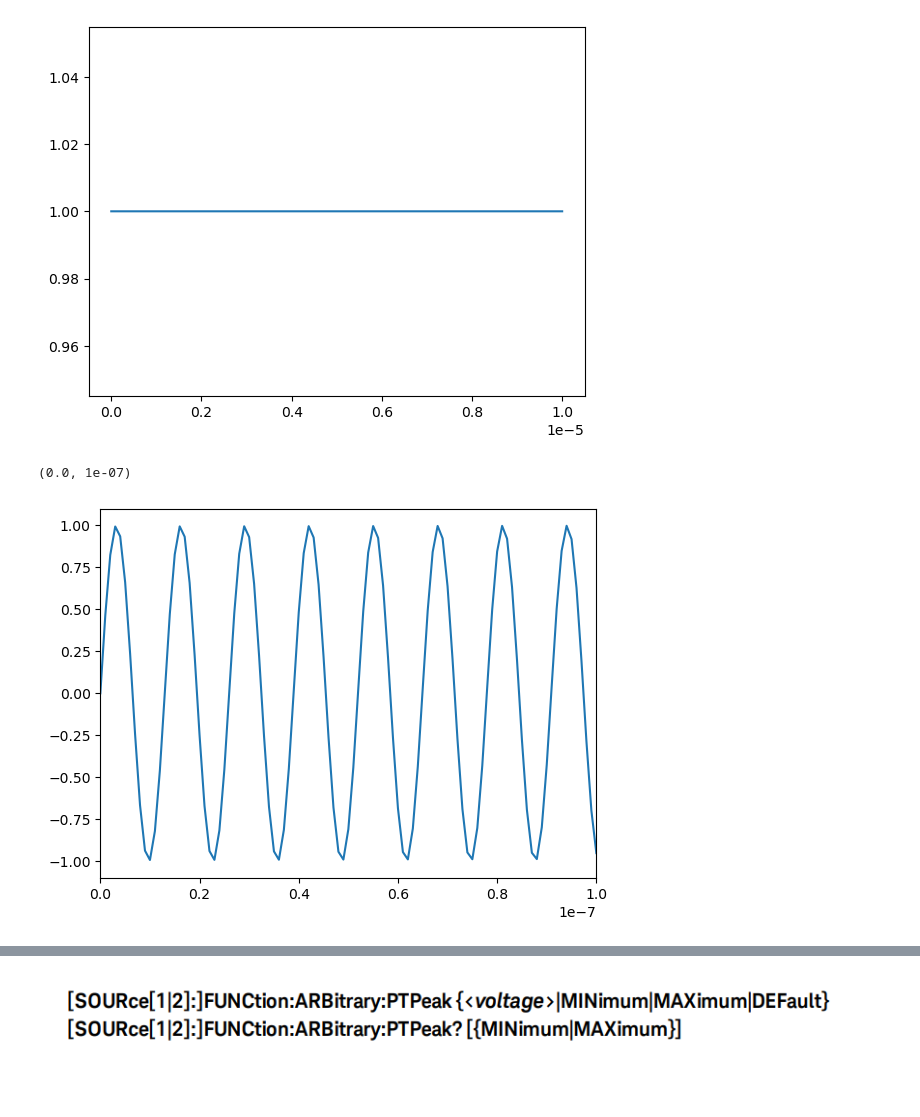
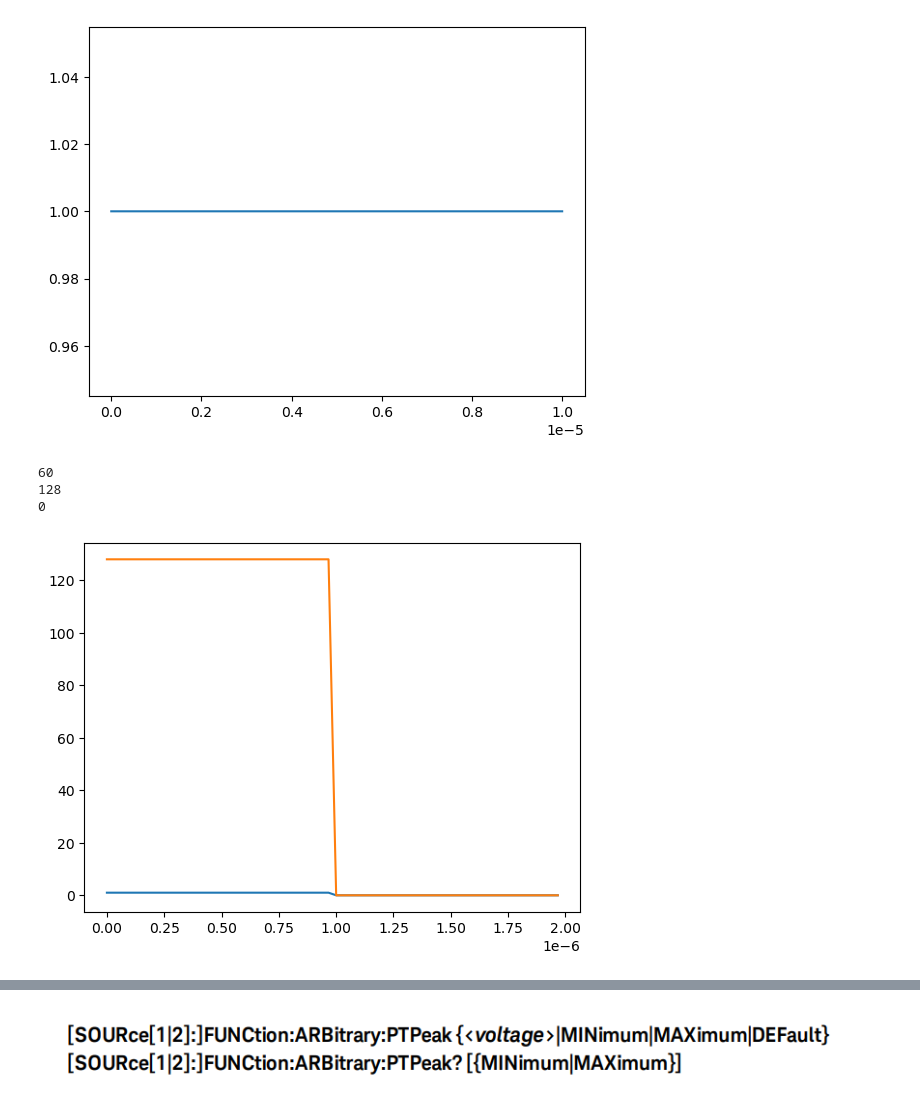
Before and after one commit to meimei2027/diamonds, a Jupyter notebook: experiment/timing.ipynb, the cells around one changed output, grey strips where cells are left out. Saved outputs shown, nothing was run; the diff lists cells and outputs as text; code cells hidden in the pictures.

```diff
--- a/experiment/timing.ipynb
+++ b/experiment/timing.ipynb
@@ -24,19 +24,24 @@ ax.plot(t, mod)
 # %%
 def load_csv(csv_file):
     data = np.genfromtxt(csv_file, delimiter=",", skip_header=1)
     t = np.asarray(data[:, 0], dtype=np.float32)
     ch1 = np.asarray(data[:, 1], dtype=np.float32)
-    ch2 = np.asarray(data[:, 2], dtype=np.float32)
-    return t, ch1, ch2
+    # ch2 = np.asarray(data[:, 2], dtype=np.float32)
+    return t, ch1
 
-
-t, ch1, ch2 = load_csv("./waveforms/test.csv")
+np.uint16(1)
+t, ch1 = load_csv("./waveforms/sdg1062x.csv")
 fig, ax = plt.subplots()
 ax.plot(t, ch1)
-ax.set_xlim([0, 0.1e-6])
+print(len(ch1))
+waveform = np.int16(waveform * 60000)
+
+ax.plot(t, waveform)
 # %% [output]
-(0.0, 1e-07)
+60
+128
+0
-[figure, old version]
+[figure, new version]
 # %% [markdown]
 ![image.png](attachment:image.png)
 # %% [markdown]
```
Also changed, not shown: 14 other files.
